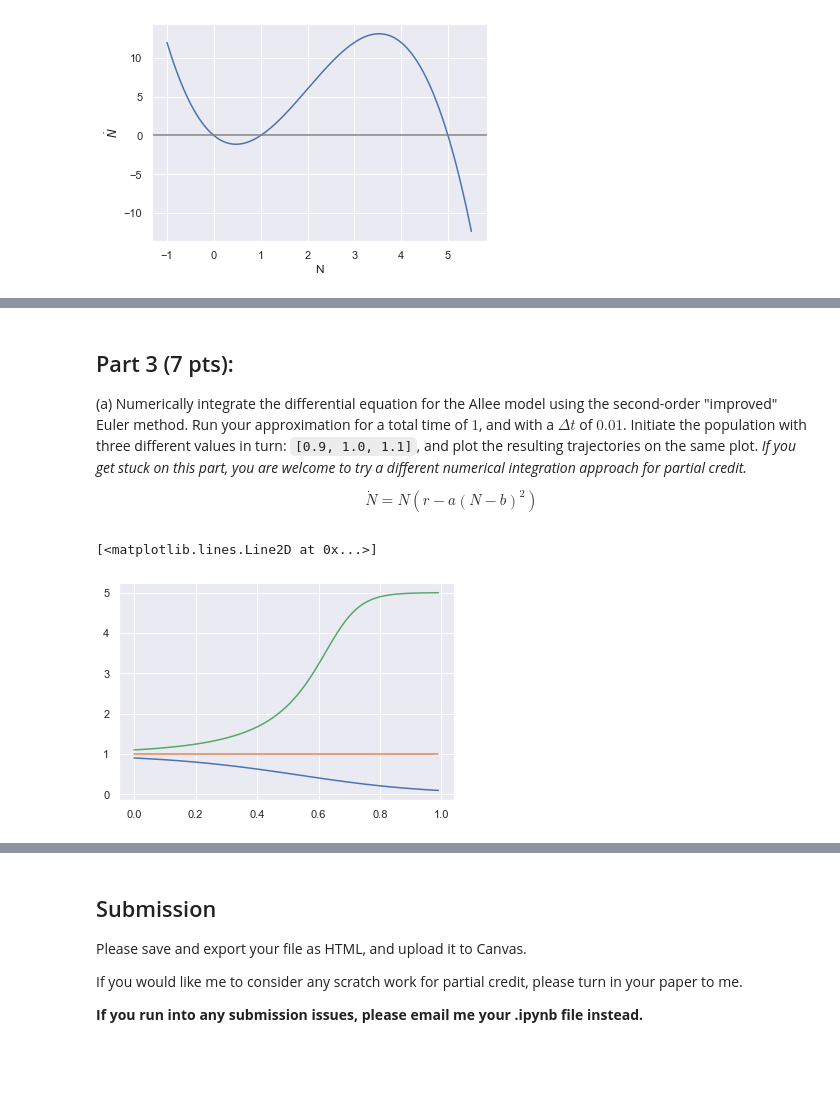
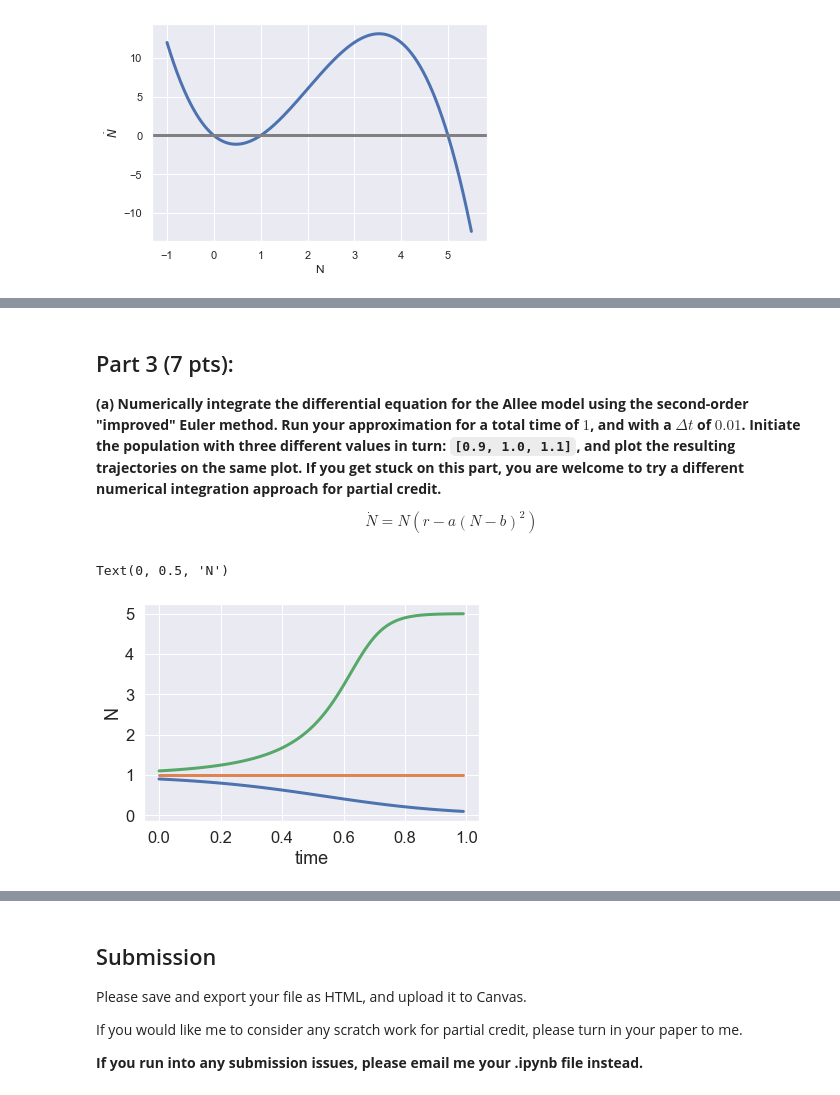
Before and after one commit to sbeeler/BIOL301_Fall2022, a Jupyter notebook: _sources/Midterm1_KEY.ipynb, the cells around one changed output, grey strips where cells are left out. Drawn from its saved outputs; the diff is of its cells as text; code cells hidden in the pictures; blank space fills up the shorter version.

```diff
--- a/_sources/Midterm1_KEY.ipynb
+++ b/_sources/Midterm1_KEY.ipynb
@@ -8,7 +8,8 @@ import scipy.integrate
 
 # for pretty plots
 import seaborn as sns
-sns.set()
+sns.set(font_scale = 1, rc={"lines.linewidth":3
+                             })
 # %% [markdown]
 Throughout this midterm, we will be considering multiple aspects of the following differential equation:
 
@@ -42,3 +55,15 @@ plt.ylabel("$\dot N$")
 # %% [output]
 Text(0, 0.5, '$\\dot N$')
 [figure]
+# %%
+a=1
+b=3
+r=16
+
+N = np.linspace(-1,7.5,1000)
+N_dot = N*(r-a*(N-b)**2)
+
+plt.plot(N, N_dot)
+plt.axhline(y=0, color="gray")
+plt.xlabel("N")
+plt.ylabel("$\dot N$")
@@ -49,6 +88,6 @@ Text(0, 0.5, '$\\dot N$')
 # %% [markdown]
 ## Part 3 (7 pts):
 
-(a) Numerically integrate the differential equation for the Allee model using the second-order "improved" Euler method. Run your approximation for a total time of $1$, and with a $\Delta t$ of $0.01$. Initiate the population with three different values in turn: `[0.9, 1.0, 1.1]`, and plot the resulting trajectories on the same plot. *If you get stuck on this part, you are welcome to try a different numerical integration approach for partial credit.*
+**(a) Numerically integrate the differential equation for the Allee model using the second-order "improved" Euler method. Run your approximation for a total time of $1$, and with a $\Delta t$ of $0.01$. Initiate the population with three different values in turn: `[0.9, 1.0, 1.1]`, and plot the resulting trajectories on the same plot. If you get stuck on this part, you are welcome to try a different numerical integration approach for partial credit.**
 
 $$\dot N = N (r-a(N-b)^2)$$
@@ -57,38 +101,40 @@ total_time = 1
 dt = 0.01
 numsteps = int(total_time/dt)
 
 N = np.zeros(numsteps)
 N[0] = 0.9
 
 times = np.arange(numsteps)*dt
 
 for t in range(numsteps-1):
     dN = N[t]*(r-a*(N[t]-b)**2)*dt
     N_tilde = N[t] + dN
-    f_N_tilde = N_tilde*(r-a*(N_tilde-b)**2)*dt
-    N[t+1] = N[t] + 0.5*(dN + f_N_tilde)
+    dN_tilde = N_tilde*(r-a*(N_tilde-b)**2)*dt
+    N[t+1] = N[t] + 0.5*(dN + dN_tilde)
 
 plt.plot(times, N)
 
 N[0] = 1.0
 
 for t in range(numsteps-1):
     dN = N[t]*(r-a*(N[t]-b)**2)*dt
     N_tilde = N[t] + dN
-    f_N_tilde = N_tilde*(r-a*(N_tilde-b)**2)*dt
-    N[t+1] = N[t] + 0.5*(dN + f_N_tilde)
+    dN_tilde = N_tilde*(r-a*(N_tilde-b)**2)*dt
+    N[t+1] = N[t] + 0.5*(dN + dN_tilde)
 
 plt.plot(times, N)
 
 N[0] = 1.1
 
 for t in range(numsteps-1):
     dN = N[t]*(r-a*(N[t]-b)**2)*dt
     N_tilde = N[t] + dN
-    f_N_tilde = N_tilde*(r-a*(N_tilde-b)**2)*dt
-    N[t+1] = N[t] + 0.5*(dN + f_N_tilde)
+    dN_tilde = N_tilde*(r-a*(N_tilde-b)**2)*dt
+    N[t+1] = N[t] + 0.5*(dN + dN_tilde)
 
 plt.plot(times, N)
+plt.xlabel("time")
+plt.ylabel("N")
 # %% [output]
-[<matplotlib.lines.Line2D at 0x...>]
+Text(0, 0.5, 'N')
-[figure, old version]
+[figure, new version]
```
Also changed, not shown: parts of 19 cells of this notebook, 56 other files.
